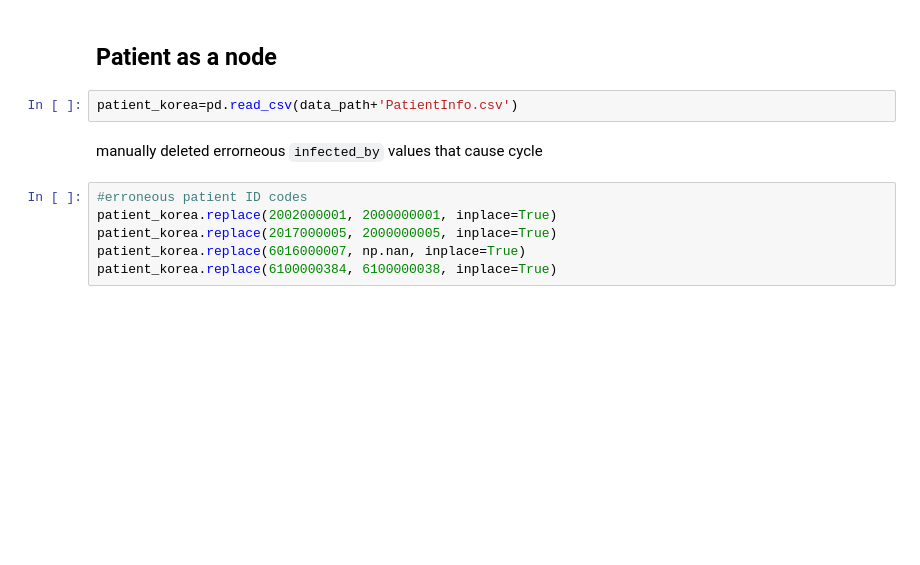
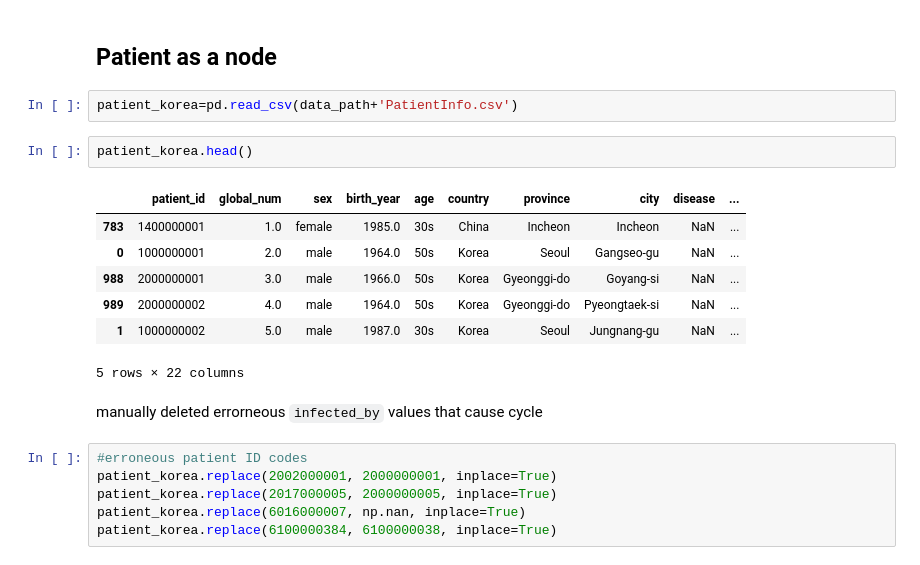
Before and after one commit to yejinjkim/covid19-transmission, a Jupyter notebook: preprocessing.ipynb, the cells around one changed output. Saved outputs shown, nothing was run; the diff lists cells and outputs as text; blank space fills up the shorter version.

```diff
--- a/preprocessing.ipynb
+++ b/preprocessing.ipynb
@@ -12,6 +12,16 @@ saved_path='saved_files/'
 ## Patient as a node
 # %%
 patient_korea=pd.read_csv(data_path+'PatientInfo.csv')
+# %%
+patient_korea.head()
+# %% [output]
+|  | patient_id | global_num | sex | birth_year | age | country | province | city | disease | ... |
+| 783 | 1400000001 | 1.0 | female | 1985.0 | 30s | China | Incheon | Incheon | NaN | ... |
+| 0 | 1000000001 | 2.0 | male | 1964.0 | 50s | Korea | Seoul | Gangseo-gu | NaN | ... |
+| 988 | 2000000001 | 3.0 | male | 1966.0 | 50s | Korea | Gyeonggi-do | Goyang-si | NaN | ... |
+| 989 | 2000000002 | 4.0 | male | 1964.0 | 50s | Korea | Gyeonggi-do | Pyeongtaek-si | NaN | ... |
+| 1 | 1000000002 | 5.0 | male | 1987.0 | 30s | Korea | Seoul | Jungnang-gu | NaN | ... |
+5 rows × 22 columns
 # %% [markdown]
 manually deleted errorneous `infected_by` values that cause cycle
 # %%
```
Also changed, not shown: 4 other files.
